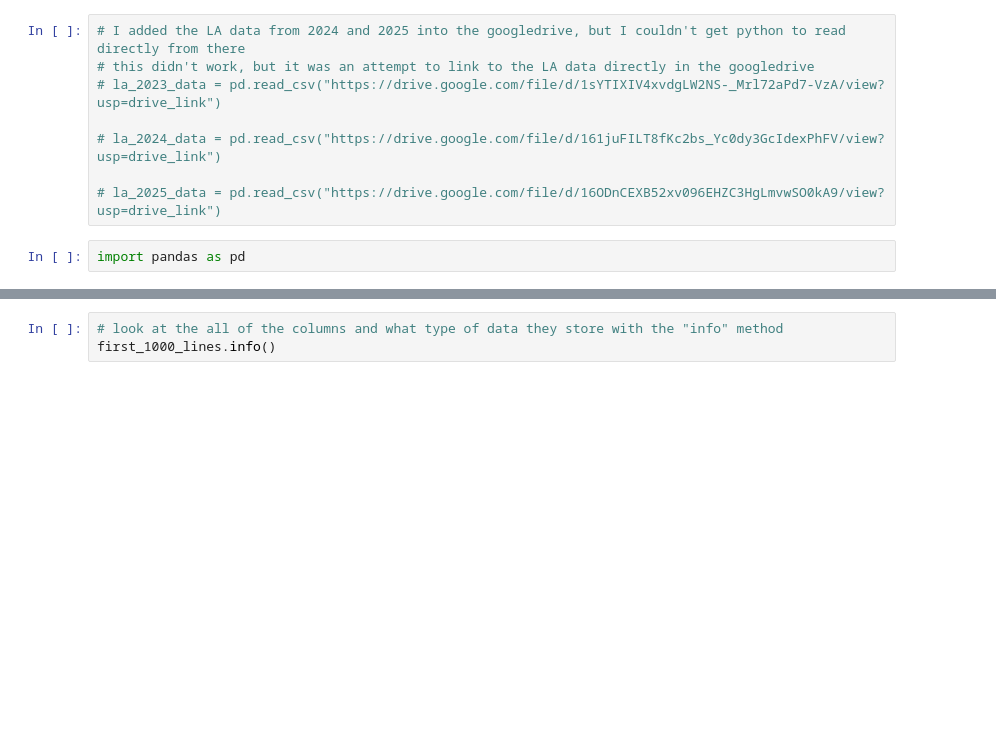
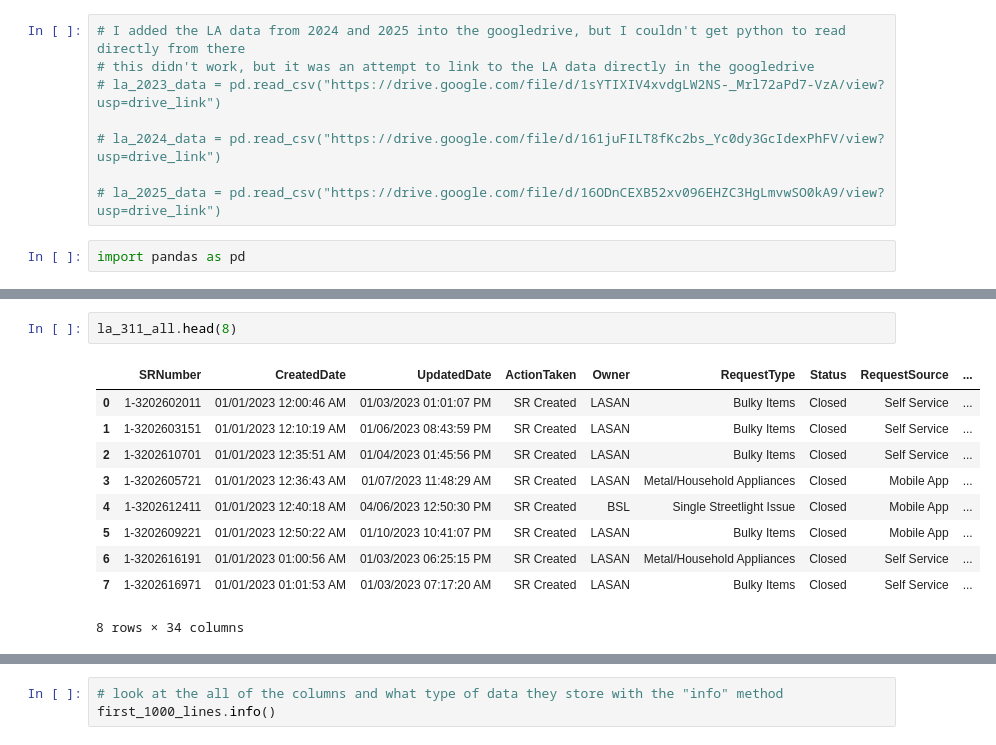
Before and after one commit to leahontoast/311-data-leah8, a Jupyter notebook: La_311_project.ipynb, the cells around one changed output, grey strips where cells are left out. Cells and saved outputs as stored; diff of their text form; blank space fills up the shorter version.

```diff
--- a/La_311_project.ipynb
+++ b/La_311_project.ipynb
@@ -24,0 +46,13 @@ HTTPError: HTTP Error 400: Bad Request
+# %%
+la_311_all.head(8)
+# %% [output]
+|  | SRNumber | CreatedDate | UpdatedDate | ActionTaken | Owner | RequestType | Status | RequestSource | ... |
+| 0 | 1-3202602011 | 01/01/2023 12:00:46 AM | 01/03/2023 01:01:07 PM | SR Created | LASAN | Bulky Items | Closed | Self Service | ... |
+| 1 | 1-3202603151 | 01/01/2023 12:10:19 AM | 01/06/2023 08:43:59 PM | SR Created | LASAN | Bulky Items | Closed | Self Service | ... |
+| 2 | 1-3202610701 | 01/01/2023 12:35:51 AM | 01/04/2023 01:45:56 PM | SR Created | LASAN | Bulky Items | Closed | Self Service | ... |
+| 3 | 1-3202605721 | 01/01/2023 12:36:43 AM | 01/07/2023 11:48:29 AM | SR Created | LASAN | Metal/Household Appliances | Closed | Mobile App | ... |
+| 4 | 1-3202612411 | 01/01/2023 12:40:18 AM | 04/06/2023 12:50:30 PM | SR Created | BSL | Single Streetlight Issue | Closed | Mobile App | ... |
+| 5 | 1-3202609221 | 01/01/2023 12:50:22 AM | 01/10/2023 10:41:07 PM | SR Created | LASAN | Bulky Items | Closed | Mobile App | ... |
+| 6 | 1-3202616191 | 01/01/2023 01:00:56 AM | 01/03/2023 06:25:15 PM | SR Created | LASAN | Metal/Household Appliances | Closed | Self Service | ... |
+| 7 | 1-3202616971 | 01/01/2023 01:01:53 AM | 01/03/2023 07:17:20 AM | SR Created | LASAN | Bulky Items | Closed | Self Service | ... |
+8 rows × 34 columns
```
Also changed, not shown: parts of 11 cells of this notebook.
